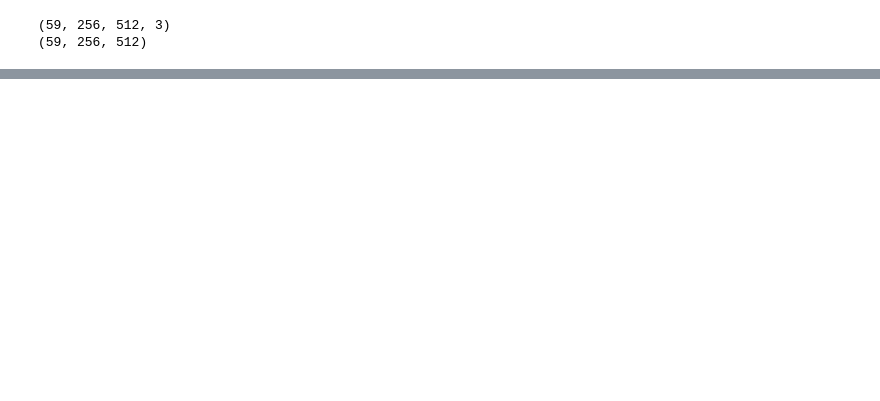
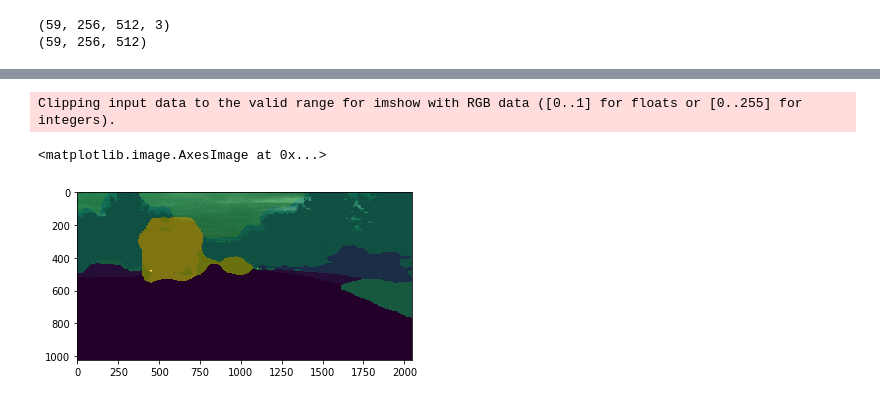
Before and after one commit to nullbringer/deeplab, a Jupyter notebook: project2_ref.ipynb, the cells around one changed output, grey strips where cells are left out. Cells and saved outputs as stored; diff of their text form; code cells hidden in the pictures; blank space fills up the shorter version.

```diff
--- a/project2_ref.ipynb
+++ b/project2_ref.ipynb
@@ -492,17 +495,17 @@ def get_cs_data_set(test_folder, test_lbl_folder):
 
   # Initialize image_batch and label_batch if needed
   image_batch = np.empty(
-      (len(test_images), ) + (w,h,3), dtype=np.uint8
+      (len(test_images), ) + (w, h, 3)
   )
   label_batch = np.empty(
-      (len(test_images), ) + (w,h), dtype=np.uint8
+      (len(test_images), ) + (w, h)
   )
 
   for idx, image_path in enumerate(test_images):
               image, label = pil_loader(
                   image_path,
                   test_labels[idx],
-                  (h, w),
+                  (w, h),
               )
               # PIL to numpy
               image = np.asarray(image)
@@ -514,15 +517,15 @@ def get_cs_data_set(test_folder, test_lbl_folder):
               # if np.ndim(label) == 2:
               #     label = np.expand_dims(label, -1)
 
-              image_batch[idx] = image.astype(np.uint8)
-              label_batch[idx] = label.astype(np.uint8)
+              image_batch[idx] = image
+              label_batch[idx] = label
 
   # Remap class labels
   label_batch_mapped = remap(label_batch, full_classes, new_classes)
 
   return image_batch, label_batch_mapped
 # %%
-def resize_image_set(image_batch, h, w, trained_image_width = 512):
+def resize_image_set(image_batch, w, h, trained_image_width = 512):
 
   ratio = float(trained_image_width) / np.max([w, h])
   image_batch_rs = []
@@ -550,6 +553,13 @@ print(y_data.shape)
 # %%
 _, h, w, __ = x_data.shape
 x_resized_data = resize_image_set(x_data, h, w)
+
+mean_subtraction_value=127.5
+# # apply normalization for trained dataset images
+x_resized_data = (x_resized_data / mean_subtraction_value) - 1.
+# x_resized_data = x_resized_data.transpose(0, 2, 1, 3)
+
+
 y_true_data = resize_image_set(y_data, h, w)
 print(x_resized_data.shape)
 print(y_true_data.shape)
@@ -565,0 +577,27 @@ _mean_iou(y_true_data,y_predict_data,21)
+# %%
+# w=10
+# h=10
+# fig=plt.figure(figsize=(w, h))
+# columns = 2
+# rows = 5
+# for i in range(1, columns*rows +1):
+#   img = np.array(Image.fromarray(y_predict_data[i-1].astype('uint8')).resize((w, h)))
+#   fig.add_subplot(rows, columns, i)
+#   plt.imshow(img)
+# plt.show()
+
+
+# for id in range(5):
+#   img = np.array(Image.fromarray(y_predict_data[id].astype('uint8')).resize((h, w)))
+
+#   plt.imshow(labels,interpolation='none')
+#   plt.imshow(image, cmap='jet', interpolation='none', alpha=0.5)
+
+img = np.array(Image.fromarray(y_predict_data[2].astype('uint8')).resize((w, h)))
+
+plt.imshow(img,interpolation='none')
+plt.imshow((x_data[2] / mean_subtraction_value) - 1, cmap='jet', interpolation='none', alpha=0.5)
+# %% [output]
+Clipping input data to the valid range for imshow with RGB data ([0..1] for floats or [0..255] for integers).
+<matplotlib.image.AxesImage at 0x...>
+[figure, added]
```
Also changed, not shown: parts of 6 cells of this notebook.
